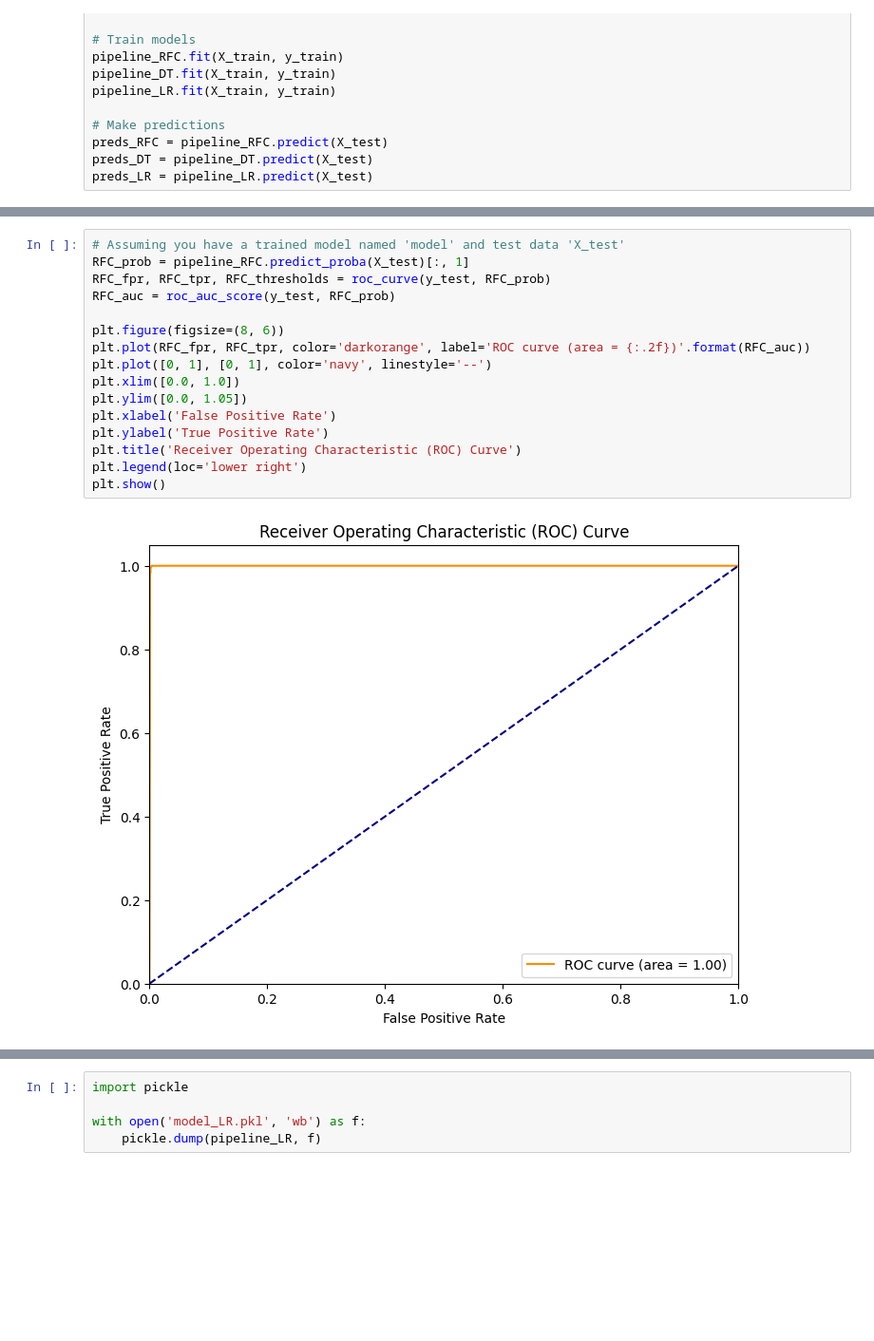
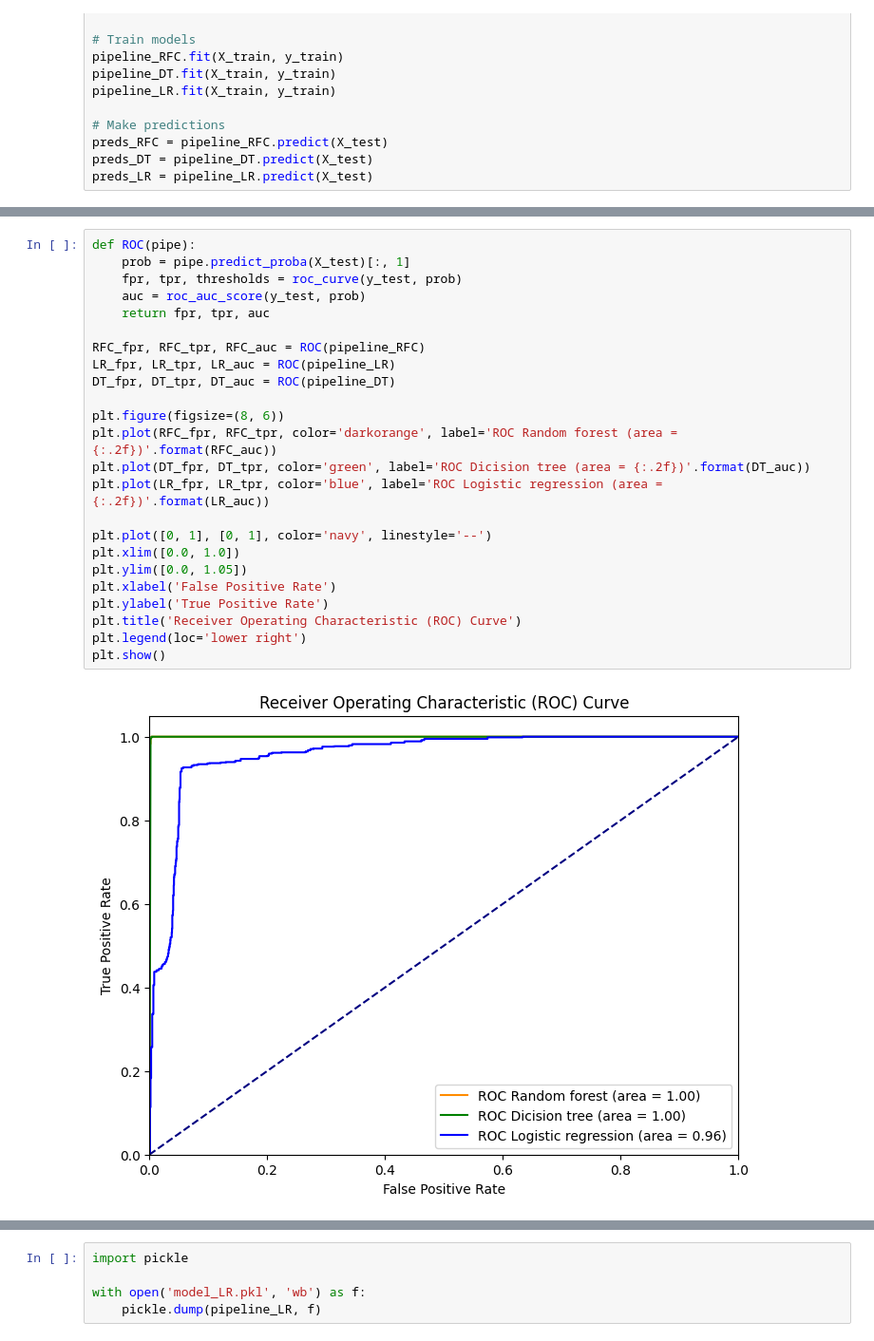
Before and after one commit to SiriwatHuntra/MiniProjectDataSci, a Jupyter notebook: MakeModel.ipynb, the cells around one changed output, grey strips where cells are left out. Shown at 95% size. Drawn from its saved outputs; the diff is of its cells as text; blank space fills up the shorter version.

Commit message:
add image

```diff
--- a/MakeModel.ipynb
+++ b/MakeModel.ipynb
@@ -138,18 +132,26 @@ Confusion Matrix:
 # %%
-# Assuming you have a trained model named 'model' and test data 'X_test'
-RFC_prob = pipeline_RFC.predict_proba(X_test)[:, 1]
-RFC_fpr, RFC_tpr, RFC_thresholds = roc_curve(y_test, RFC_prob)
-RFC_auc = roc_auc_score(y_test, RFC_prob)
+def ROC(pipe):
+    prob = pipe.predict_proba(X_test)[:, 1]
+    fpr, tpr, thresholds = roc_curve(y_test, prob)
+    auc = roc_auc_score(y_test, prob)
+    return fpr, tpr, auc
+
+RFC_fpr, RFC_tpr, RFC_auc = ROC(pipeline_RFC)
+LR_fpr, LR_tpr, LR_auc = ROC(pipeline_LR)
+DT_fpr, DT_tpr, DT_auc = ROC(pipeline_DT)
 
 plt.figure(figsize=(8, 6))
-plt.plot(RFC_fpr, RFC_tpr, color='darkorange', label='ROC curve (area = {:.2f})'.format(RFC_auc))
+plt.plot(RFC_fpr, RFC_tpr, color='darkorange', label='ROC Random forest (area = {:.2f})'.format(RFC_auc))
+plt.plot(DT_fpr, DT_tpr, color='green', label='ROC Dicision tree (area = {:.2f})'.format(DT_auc))
+plt.plot(LR_fpr, LR_tpr, color='blue', label='ROC Logistic regression (area = {:.2f})'.format(LR_auc))
+
 plt.plot([0, 1], [0, 1], color='navy', linestyle='--')
 plt.xlim([0.0, 1.0])
 plt.ylim([0.0, 1.05])
 plt.xlabel('False Positive Rate')
 plt.ylabel('True Positive Rate')
 plt.title('Receiver Operating Characteristic (ROC) Curve')
 plt.legend(loc='lower right')
 plt.show()
 # %% [output]
-[figure, old version]
+[figure, new version]
```
Also changed, not shown: parts of 4 cells of this notebook, 2 other files.
